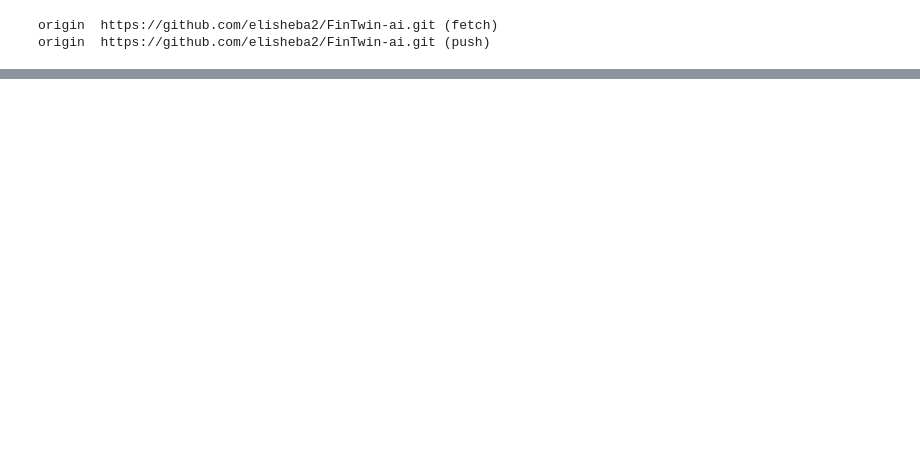
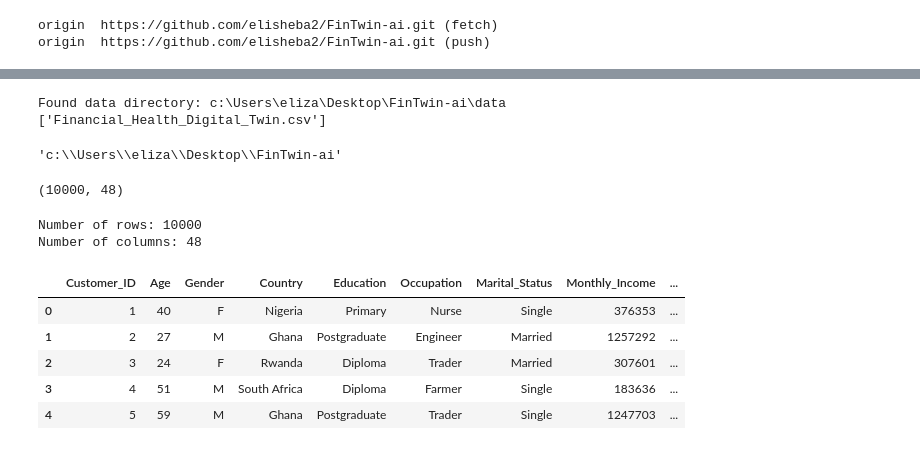
Before and after one commit to elisheba2/FinTwin-ai, a Jupyter notebook: import libraries.ipynb, the cells around one changed output, grey strips where cells are left out. Cells and saved outputs as stored; diff of their text form; code cells hidden in the pictures; blank space fills up the shorter version.

Commit message:
Added financial health dataset and updated library notebook

```diff
--- a/import libraries.ipynb
+++ b/import libraries.ipynb
@@ -245,0 +320,64 @@ origin  https://github.com/elisheba2/FinTwin-ai.git (push)
+# %%
+file_path = "../data/Financial_Health_Digital_Twin.csv"
+# %%
+import os
+
+# robustly find and list an existing data directory
+candidates = ["../data"]
+try:
+    candidates += [os.path.dirname(p) for p in candidate_paths]
+except NameError:
+    pass
+for v in ("file_path", "path"):
+    if v in globals():
+        candidates.append(os.path.dirname(globals()[v]))
+
+# normalize and dedupe
+checked = []
+for c in candidates:
+    if not c:
+        continue
+    c = os.path.abspath(os.path.expanduser(c))
+    if c in checked:
+        continue
+    checked.append(c)
+    if os.path.isdir(c):
+        print("Found data directory:", c)
+        print(os.listdir(c))
+        break
+else:
+    print("No data directory found. Checked paths:")
+    for p in checked:
+        print("-", p)
+# %% [output]
+Found data directory: c:\Users\eliza\Desktop\FinTwin-ai\data
+['Financial_Health_Digital_Twin.csv']
+# %%
+df = pd.read_csv(file_path)
+# %%
+import os
+
+os.getcwd()
+# %% [output]
+'c:\\Users\\eliza\\Desktop\\FinTwin-ai'
+# %%
+df.shape
+# %% [output]
+(10000, 48)
+# %%
+print("Number of rows:", df.shape[0])
+print("Number of columns:", df.shape[1])
+# %% [output]
+Number of rows: 10000
+Number of columns: 48
+# %%
+pd.set_option('display.max_columns', None)
+
+df.head()
+# %% [output]
+|  | Customer_ID | Age | Gender | Country | Education | Occupation | Marital_Status | Monthly_Income | ... |
+| 0 | 1 | 40 | F | Nigeria | Primary | Nurse | Single | 376353 | ... |
+| 1 | 2 | 27 | M | Ghana | Postgraduate | Engineer | Married | 1257292 | ... |
+| 2 | 3 | 24 | F | Rwanda | Diploma | Trader | Married | 307601 | ... |
+| 3 | 4 | 51 | M | South Africa | Diploma | Farmer | Single | 183636 | ... |
+| 4 | 5 | 59 | M | Ghana | Postgraduate | Trader | Single | 1247703 | ... |
```
Also changed, not shown: parts of 23 cells of this notebook, 2 other files.
